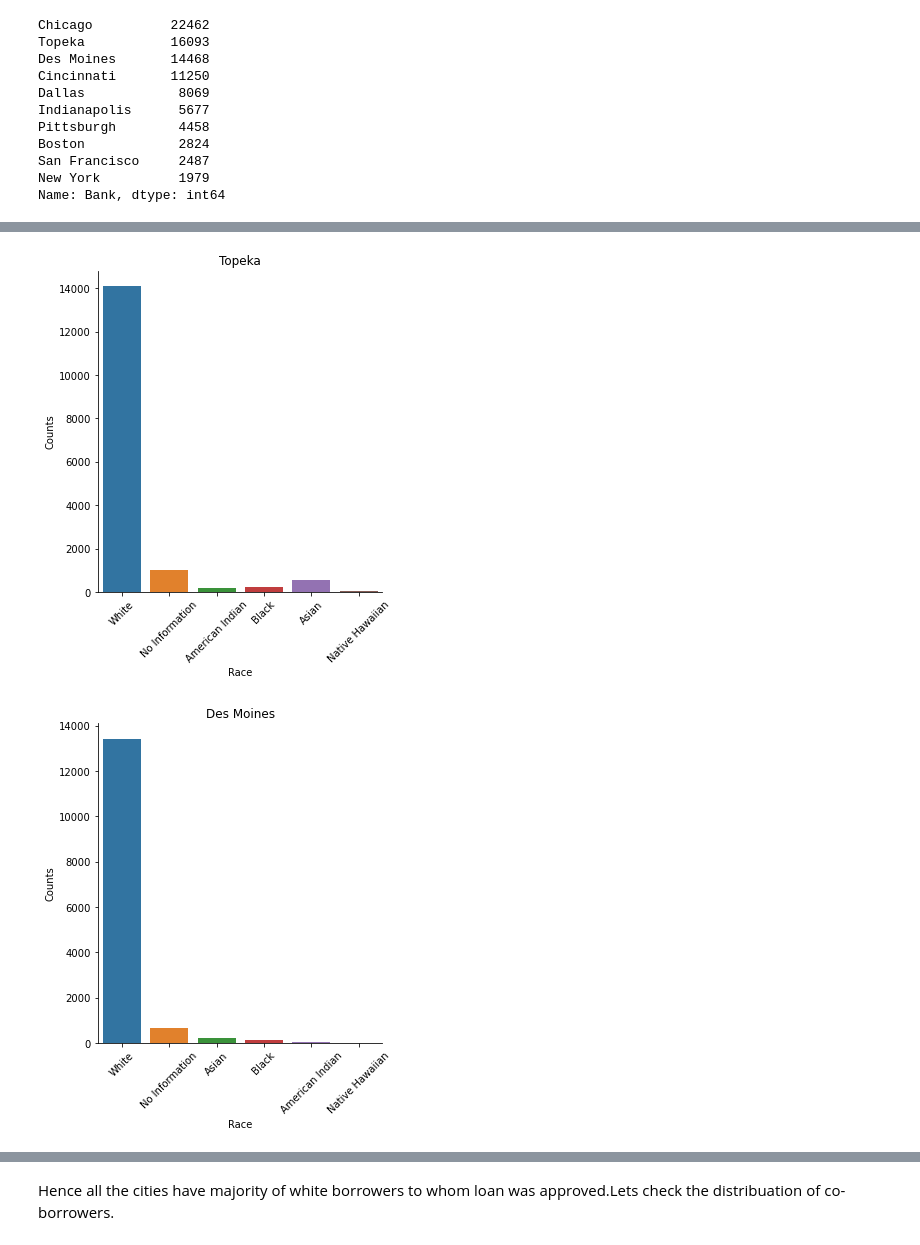
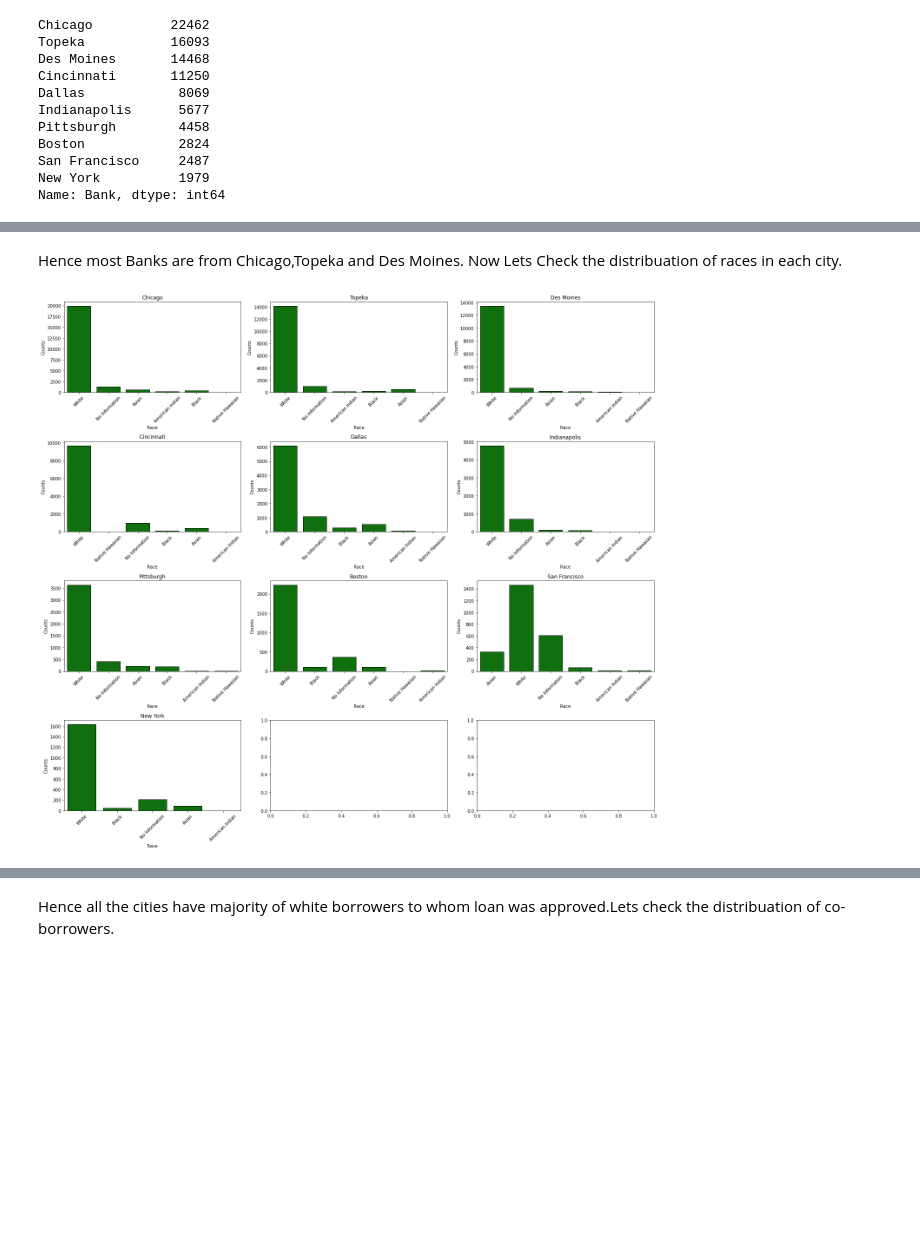
Before and after one commit to syadav12-hawk/check_mortgage_loan_disparity, a Jupyter notebook: EDA.ipynb, the cells around one changed output, grey strips where cells are left out. Saved outputs shown, nothing was run; the diff lists cells and outputs as text; code cells hidden in the pictures; blank space fills up the shorter version.

```diff
--- a/EDA.ipynb
+++ b/EDA.ipynb
@@ -196,13 +187,22 @@ plt.show()
+# %% [markdown]
+Hence most Banks are from Chicago,Topeka and Des Moines.
+Now Lets Check the distribuation of races in each city.
 # %%
-#View distribuation of races in the remaing cities.
-for bank in ['Topeka','Des Moines','Cincinnati','Dallas','Indianapolis','Pittsburgh','Boston','San Francisco','New York']:
-    #df_2019[df_2019['Bank']==bank]['Borrower1Race1Type'].hist()
-    sns.catplot(x="Borrower1Race1Type", kind="count", data=df_2019[df_2019['Bank']==bank])
-    plt.xlabel('Race')
-    plt.ylabel('Counts')
-    plt.xticks(rotation = 45)
-    plt.title(bank)
-    plt.show()
+#View distribuation of races in all cities.
+r=0
+c=0
+f, axes = plt.subplots(4, 3,figsize = (20,18))
+for bank in ['Chicago','Topeka','Des Moines','Cincinnati','Dallas','Indianapolis','Pittsburgh','Boston','San Francisco','New York']:
+    if c>2:
+        r=r+1
+        c=0
+    sns.countplot(x="Borrower1Race1Type",color='g',edgecolor="black", data=df_2019[df_2019['Bank']==bank],ax=axes[r, c])
+    axes[r, c].set_xlabel('Race')
+    axes[r, c].set_ylabel('Counts')
+    plt.setp(axes[r, c].xaxis.get_majorticklabels(), rotation=45)
+    axes[r, c].set_title(bank)
+    c=c+1
+f.tight_layout()
+plt.show()
 # %% [output]
-[figure, old version]
+[figure, new version]
-[figure, removed]
```
Also changed, not shown: parts of 60 cells of this notebook.
